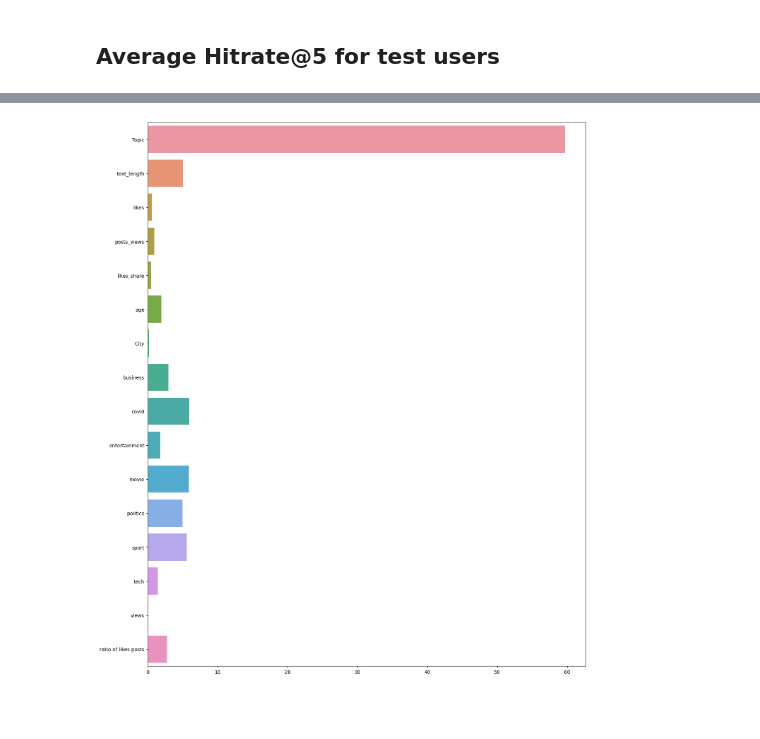
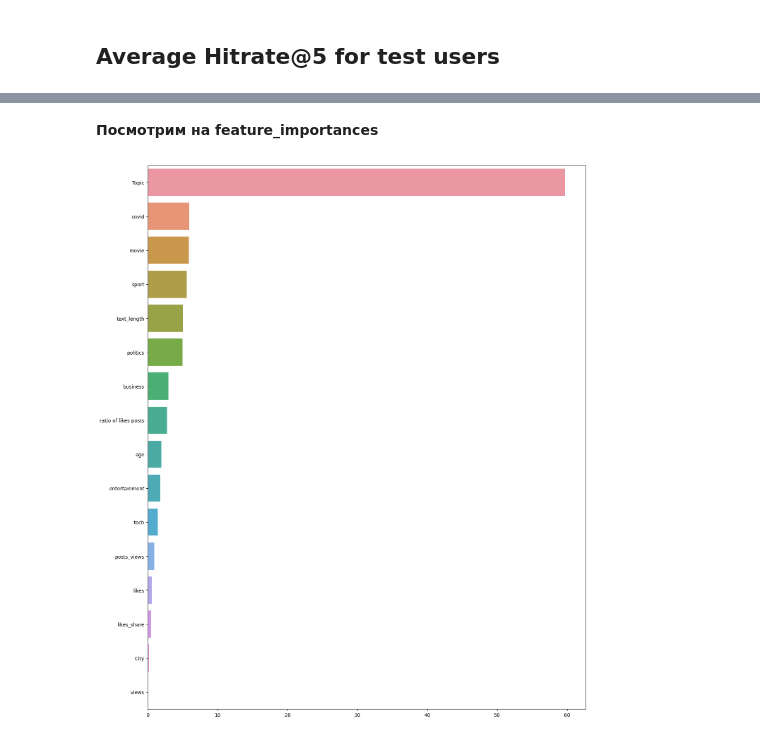
Before and after one commit to ValentinPatrakeev/Recommendation-system-social-network, a Jupyter notebook: 3. train model .ipynb, the cells around one changed output, grey strips where cells are left out. Cells and saved outputs as stored; diff of their text form; code cells hidden in the pictures; blank space fills up the shorter version.

```diff
--- a/3. train model .ipynb
+++ b/3. train model .ipynb
@@ -4,7 +4,7 @@
 import pandas as pd
 import numpy as np
 # %%
-train_data = pd.read_csv('train_data_new', sep=";")
+train_data = pd.read_csv('data csv/train_data_new', sep=";")
 # %%
 train_data.head()
 # %% [output]
@@ -219,14 +251,18 @@ print(f"Среднее Hitrate@5 по пользователям из теста
+# %% [markdown]
+**Посмотрим на feature_importances**
 # %%
 import matplotlib.pyplot as plt
 import seaborn as sns
 
 fig = plt.figure()
 fig.set_size_inches(16, 20)
 
-sns.barplot(x=cat_boost.feature_importances_,
-            y=X_test_clear.columns)
+# Сортировка значений feature_importances_
+sorted_indices = cat_boost.feature_importances_.argsort()[::-1]
 
+# Создание графика с отсортированными значениями
+sns.barplot(x=cat_boost.feature_importances_[sorted_indices], y=X_test_clear.columns[sorted_indices])
 
 plt.show()
 # %% [output]
-[figure, old version]
+[figure, new version]
```
Also changed, not shown: parts of 18 cells of this notebook, 1 other file.
